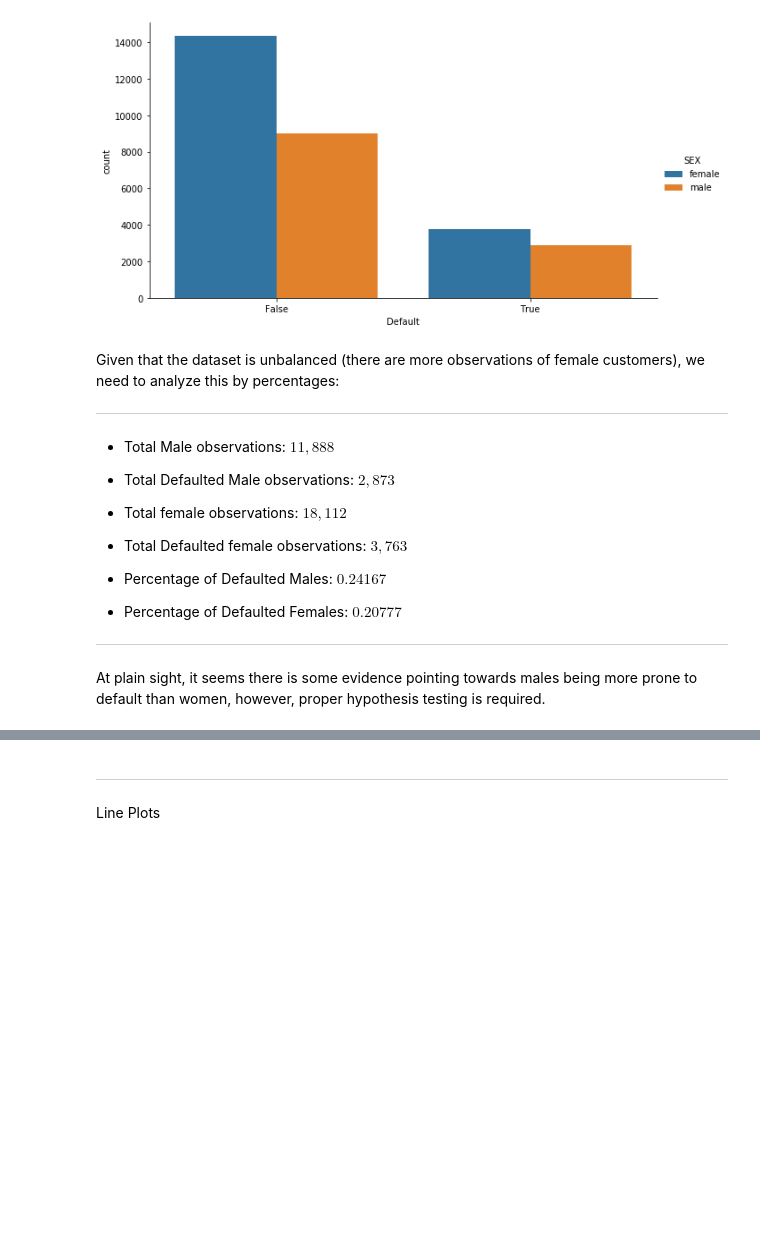
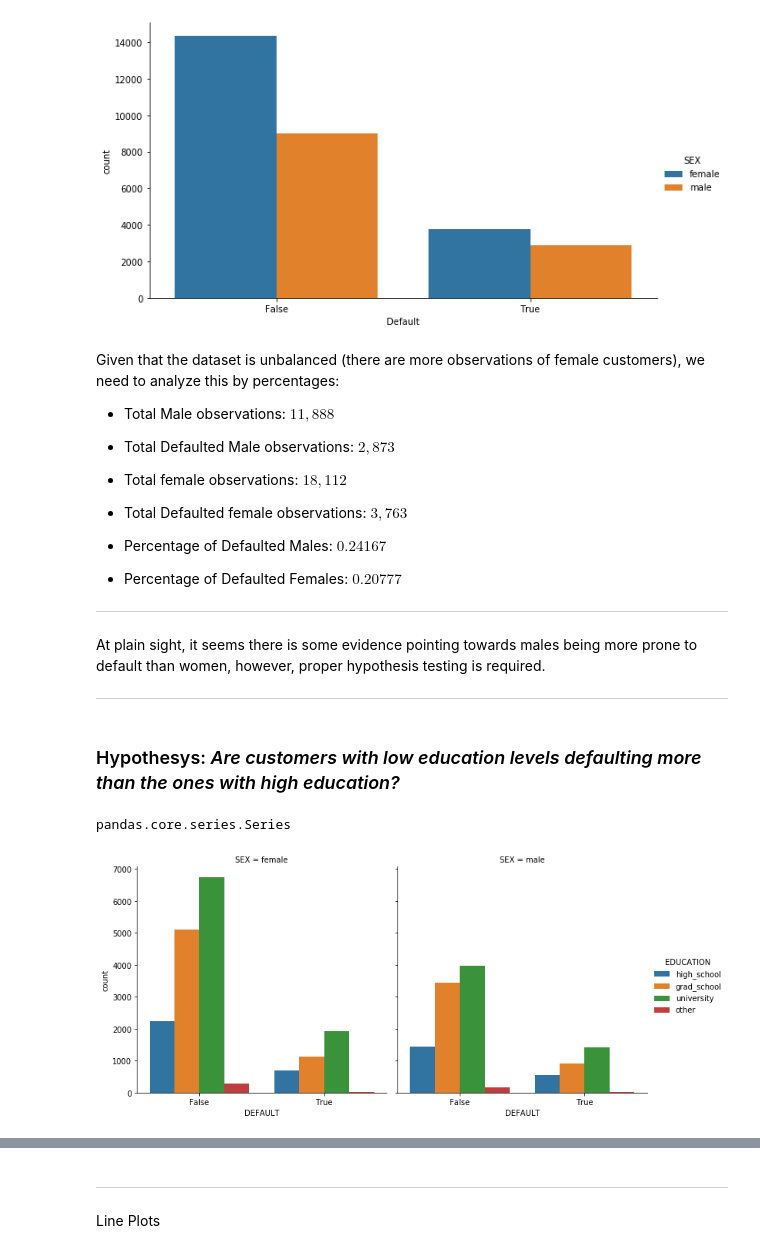
Before and after one commit to evillag/xtol_m5, a Jupyter notebook: T2/EDA_M5T2.ipynb, the cells around one changed output, grey strips where cells are left out. Saved outputs shown, nothing was run; the diff lists cells and outputs as text; code cells hidden in the pictures; blank space fills up the shorter version.

Commit message:
Analyzed education level and default column

```diff
--- a/T2/EDA_M5T2.ipynb
+++ b/T2/EDA_M5T2.ipynb
@@ -337,10 +337,6 @@ Name: SEX, dtype: int64
 [figure]
 # %% [markdown]
 Given that the dataset is unbalanced (there are more observations of female customers), we need to analyze this by percentages:
-
-
----
-
 
 - Total Male observations: $11,888$
 
@@ -358,3 +354,15 @@ Given that the dataset is unbalanced (there are more observations of female cust
 ---
 
 At plain sight, it seems there is some evidence pointing towards males being more prone to default than women, however, proper hypothesis testing is required.
+
+---
+# %% [markdown]
+### Hypothesys: *Are customers with low education levels defaulting more than the ones with high education?*
+# %%
+# Plot amount of customers per education level vs the Default column
+sns.catplot('DEFAULT', data=credit, hue='EDUCATION', kind='count',
+               hue_order=['high_school', 'grad_school','university','other'],
+               col='SEX')
+# %% [output]
+pandas.core.series.Series
+[figure, added]
```
Also changed, not shown: parts of 4 cells of this notebook.
